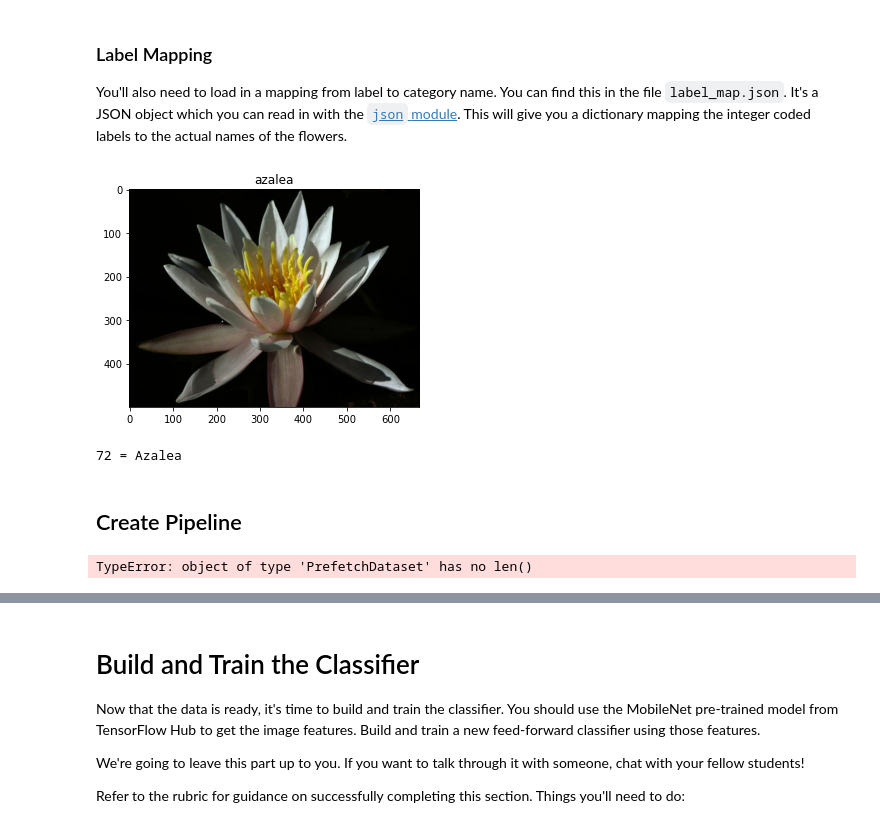
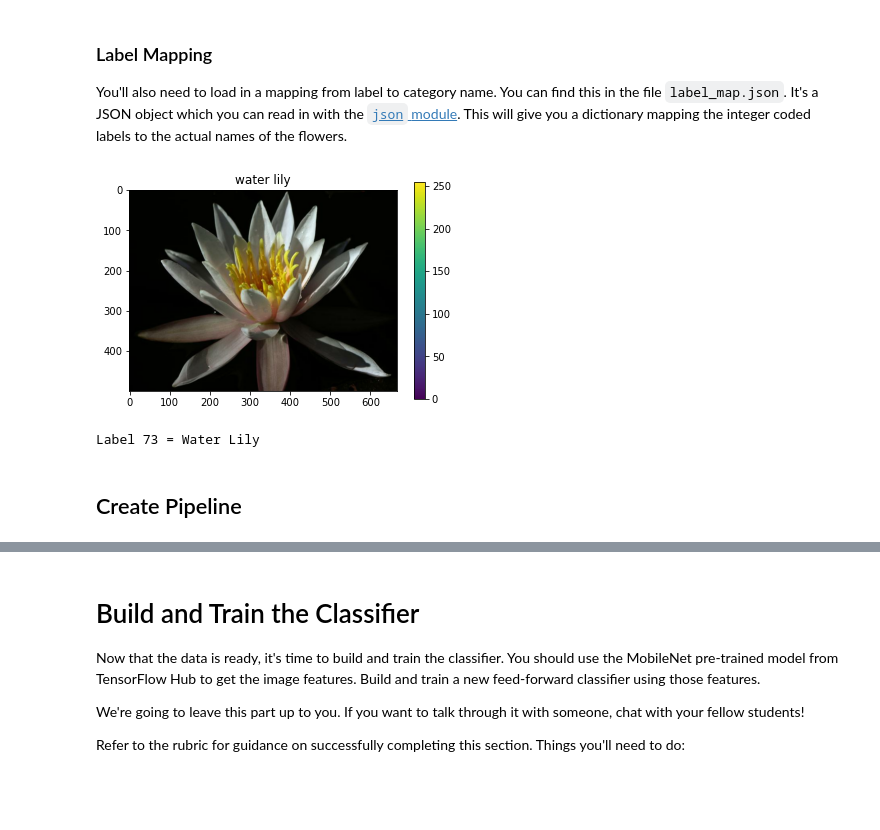
Before and after one commit to tom-itl/Machine_Learning, a Jupyter notebook: p2_image_classifier/Project_Image_Classifier_Project.ipynb, the cells around one changed output, grey strips where cells are left out. Saved outputs shown, nothing was run; the diff lists cells and outputs as text; code cells hidden in the pictures; blank space fills up the shorter version.

Commit message:
Still working on image augmentation in pipeline section.

```diff
--- a/p2_image_classifier/Project_Image_Classifier_Project.ipynb
+++ b/p2_image_classifier/Project_Image_Classifier_Project.ipynb
@@ -45,8 +45,7 @@ Here you'll use `tensorflow_datasets` to load the [Oxford Flowers 102 dataset](h
 The validation and testing sets are used to measure the model's performance on data it hasn't seen yet, but you'll still need to normalize and resize the images to the appropriate size.
 # %%
 # TODO: Load the dataset with TensorFlow Datasets.
-ds, ds_info = tfds.load('oxford_flowers102', with_info=True, download=True,
-                        as_supervised=True)
+ds, ds_info = tfds.load('oxford_flowers102', with_info=True, as_supervised=True)
 
 # TODO: Create a training set, a validation set and a test set.
 train_data, test_data, validate_data = ds['train'], ds['test'], ds['validation']
@@ -90,7 +89,10 @@ print(train_data)
 # %%
 # TODO: Print the shape and corresponding label of 3 images in the training set.
 for i, taken_image in enumerate (train_data.take(3)):
-    label = taken_image[1]
+    label = taken_image[1].numpy() + 1
     shape = taken_image[0].shape
     print(f'Image {i+1} - Shape: {shape}, Label: {label}')
+#     plt.imshow(taken_image[0])
+#     plt.title(class_names[str(label)])
+#     plt.show()
 # %% [output]
@@ -118,19 +120,20 @@ with open('label_map.json', 'r') as f:
 # %%
 # TODO: Plot 1 image from the training set. Set the title
 # of the plot to the corresponding class name.
 for taken_image in train_data.take(1):
     img = taken_image[0].numpy()
-    label = taken_image[1].numpy()
-    title = class_names[str(taken_image[1].numpy())]
+    label = taken_image[1].numpy() + 1
+    title = class_names[str(label)]
 
     plt.imshow(img)
+    plt.colorbar()
     plt.title(title)
     plt.show()
 
-    print(f'{label} = {title.title()}')
+    print(f'Label {label} = {title.title()}')
 # %% [output]
-[figure, old version]
+[figure, new version]
-72 = Azalea
+Label 73 = Water Lily
 # %% [markdown]
 ## Create Pipeline
 # %%
@@ -141,22 +144,36 @@ IMG_DIM = 224
 
 # This generator will be used on the train and test sets
 img_gen_train = ImageDataGenerator(rescale=1.0/255,
-                                   rotation_range=90,
-                                   width_shift_range=0.2,
-                                   height_shift_range=0.2,
-                                   shear_range=0.2,
-                                   horizontal_flip=True,
+#                                    rotation_range=90,
+#                                    width_shift_range=0.2,
+#                                    height_shift_range=0.2,
+#                                    shear_range=0.2,
+#                                    horizontal_flip=True,
                                    fill_mode='nearest')
 
 # train_data_gen = img_gen_train.flow
 
 img_gen_validate = ImageDataGenerator(rescale=1.0/255)
 
-# img_gen_train.fit(train_data)
+X_train = []
+y_train = []
+for taken_image in train_data.take(-1):
+    X_train.append(taken_image[0].numpy())
+    y_train.append(taken_image[1].numpy() + 1)
 
-img_gen_train.flow(train_data,
-                   train_data,
-                   batch_size=BATCH_SIZE,
-                   shuffle=True)
+# X_train = np.array(list([x[0].numpy() for x in list(train_data)]))
+# y_train = np.array([x[1].numpy() for x in list(train_data)])
+
+# # I think I need to resize all images to be the same dimensions:
+for i in range(num_ex_train):
+    X_train[i] = tf.image.resize(X_train[i], (IMG_DIM, IMG_DIM)) # / 255.0
+
+# X_train.shape[0]
+# img_gen_train.fit(X_train)
+
+# X_train
+
+# img_gen_train.flow(X_train,
+#                    y_train,
+#                    batch_size=BATCH_SIZE,
+#                    shuffle=True)
-# %% [output]
-TypeError: object of type 'PrefetchDataset' has no len()
```
Also changed, not shown: parts of 6 cells of this notebook.
